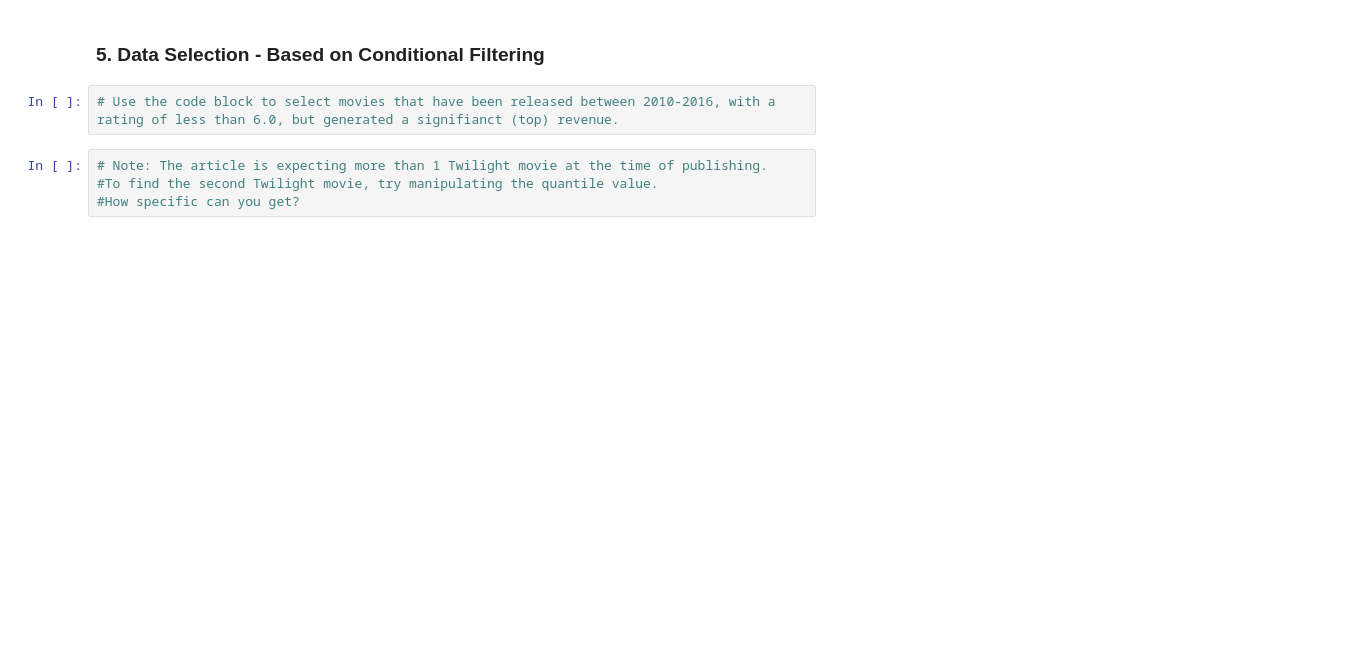
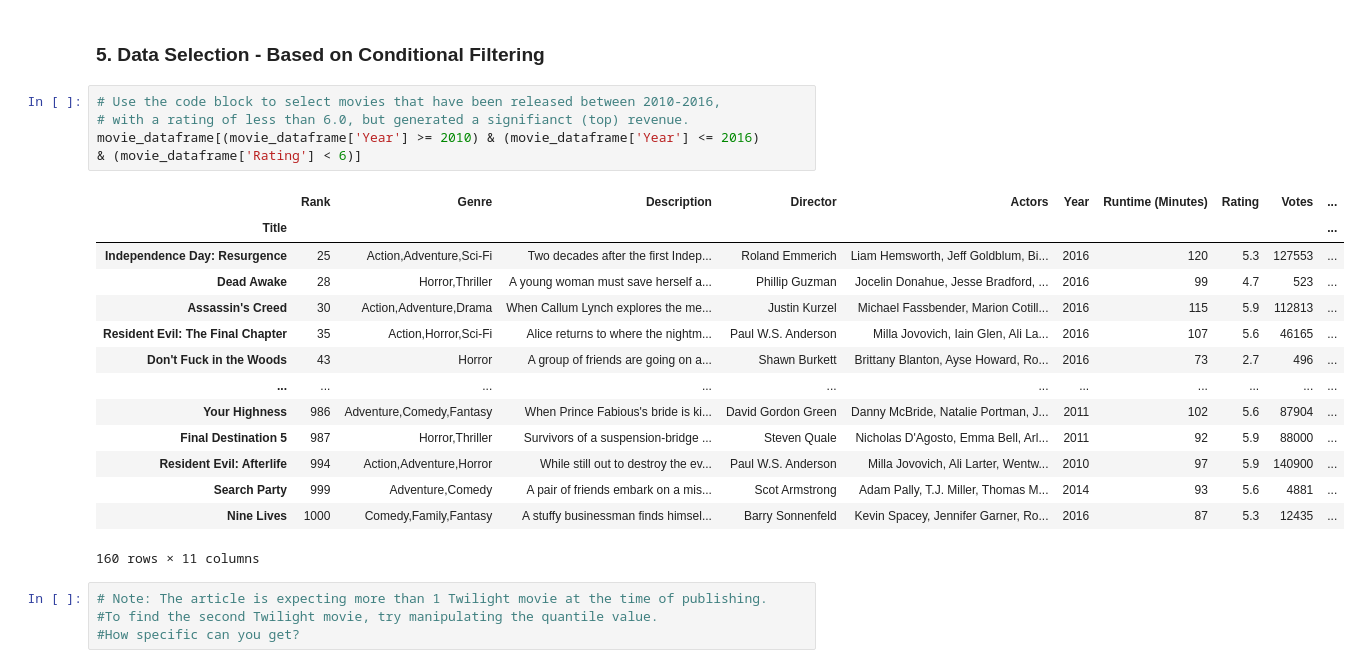
Before and after one commit to MC-18/data-analysis-projects, a Jupyter notebook: eda-with-pandas/studio/IMDB-Studio/IMDB-Studio.ipynb, the cells around one changed output. Drawn from its saved outputs; the diff is of its cells as text; blank space fills up the shorter version.

```diff
--- a/eda-with-pandas/studio/IMDB-Studio/IMDB-Studio.ipynb
+++ b/eda-with-pandas/studio/IMDB-Studio/IMDB-Studio.ipynb
@@ -172,7 +202,25 @@ Nine Lives                            19.64       11.0
 # %% [markdown]
 ### 5. Data Selection - Based on Conditional Filtering
 # %%
-# Use the code block to select movies that have been released between 2010-2016, with a rating of less than 6.0, but generated a signifianct (top) revenue.
+# Use the code block to select movies that have been released between 2010-2016,
+# with a rating of less than 6.0, but generated a signifianct (top) revenue.
+movie_dataframe[(movie_dataframe['Year'] >= 2010) & (movie_dataframe['Year'] <= 2016)
+& (movie_dataframe['Rating'] < 6)]
+# %% [output]
+|  | Rank | Genre | Description | Director | Actors | Year | Runtime (Minutes) | Rating | Votes | ... |
+| Title |  |  |  |  |  |  |  |  |  | ... |
+| Independence Day: Resurgence | 25 | Action,Adventure,Sci-Fi | Two decades after the first Indep... | Roland Emmerich | Liam Hemsworth, Jeff Goldblum, Bi... | 2016 | 120 | 5.3 | 127553 | ... |
+| Dead Awake | 28 | Horror,Thriller | A young woman must save herself a... | Phillip Guzman | Jocelin Donahue, Jesse Bradford, ... | 2016 | 99 | 4.7 | 523 | ... |
+| Assassin's Creed | 30 | Action,Adventure,Drama | When Callum Lynch explores the me... | Justin Kurzel | Michael Fassbender, Marion Cotill... | 2016 | 115 | 5.9 | 112813 | ... |
+| Resident Evil: The Final Chapter | 35 | Action,Horror,Sci-Fi | Alice returns to where the nightm... | Paul W.S. Anderson | Milla Jovovich, Iain Glen, Ali La... | 2016 | 107 | 5.6 | 46165 | ... |
+| Don't Fuck in the Woods | 43 | Horror | A group of friends are going on a... | Shawn Burkett | Brittany Blanton, Ayse Howard, Ro... | 2016 | 73 | 2.7 | 496 | ... |
+| ... | ... | ... | ... | ... | ... | ... | ... | ... | ... | ... |
+| Your Highness | 986 | Adventure,Comedy,Fantasy | When Prince Fabious's bride is ki... | David Gordon Green | Danny McBride, Natalie Portman, J... | 2011 | 102 | 5.6 | 87904 | ... |
+| Final Destination 5 | 987 | Horror,Thriller | Survivors of a suspension-bridge ... | Steven Quale | Nicholas D'Agosto, Emma Bell, Arl... | 2011 | 92 | 5.9 | 88000 | ... |
+| Resident Evil: Afterlife | 994 | Action,Adventure,Horror | While still out to destroy the ev... | Paul W.S. Anderson | Milla Jovovich, Ali Larter, Wentw... | 2010 | 97 | 5.9 | 140900 | ... |
+| Search Party | 999 | Adventure,Comedy | A pair of friends embark on a mis... | Scot Armstrong | Adam Pally, T.J. Miller, Thomas M... | 2014 | 93 | 5.6 | 4881 | ... |
+| Nine Lives | 1000 | Comedy,Family,Fantasy | A stuffy businessman finds himsel... | Barry Sonnenfeld | Kevin Spacey, Jennifer Garner, Ro... | 2016 | 87 | 5.3 | 12435 | ... |
+160 rows × 11 columns
 # %%
 # Note: The article is expecting more than 1 Twilight movie at the time of publishing.
 #To find the second Twilight movie, try manipulating the quantile value.
```
Also changed, not shown: parts of 8 cells of this notebook.
